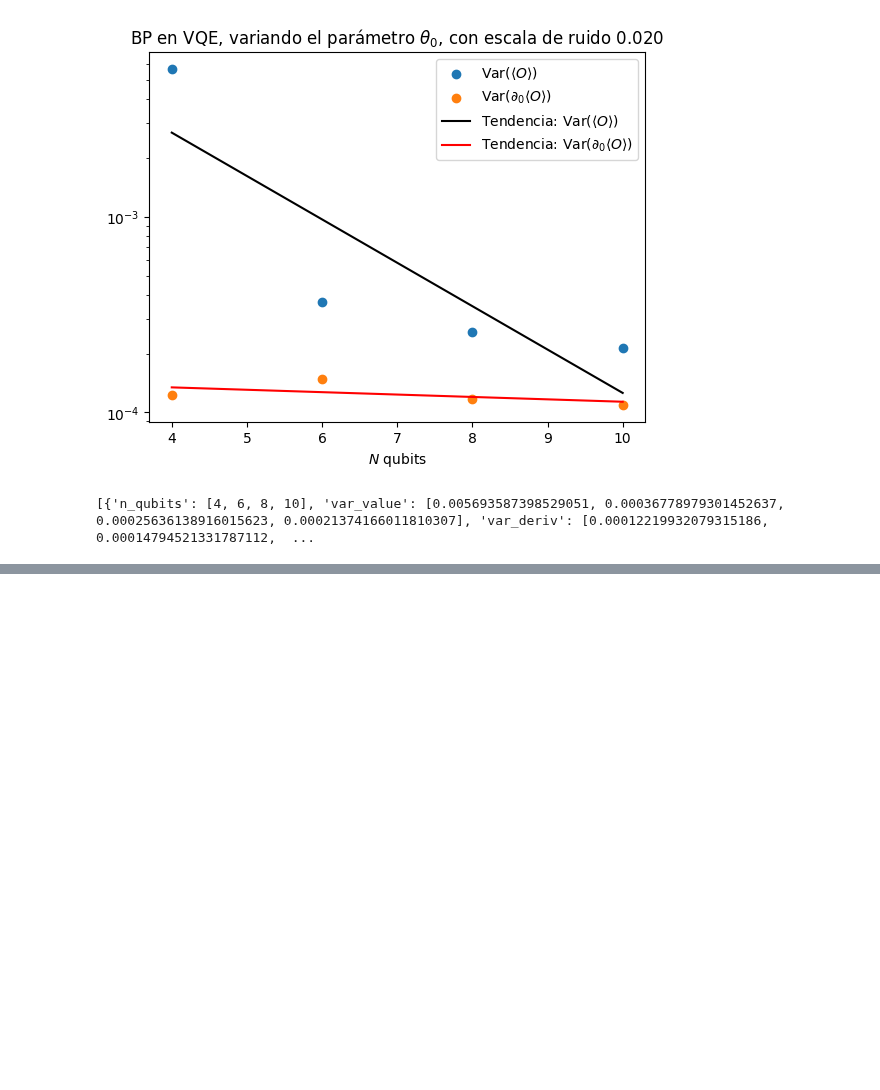
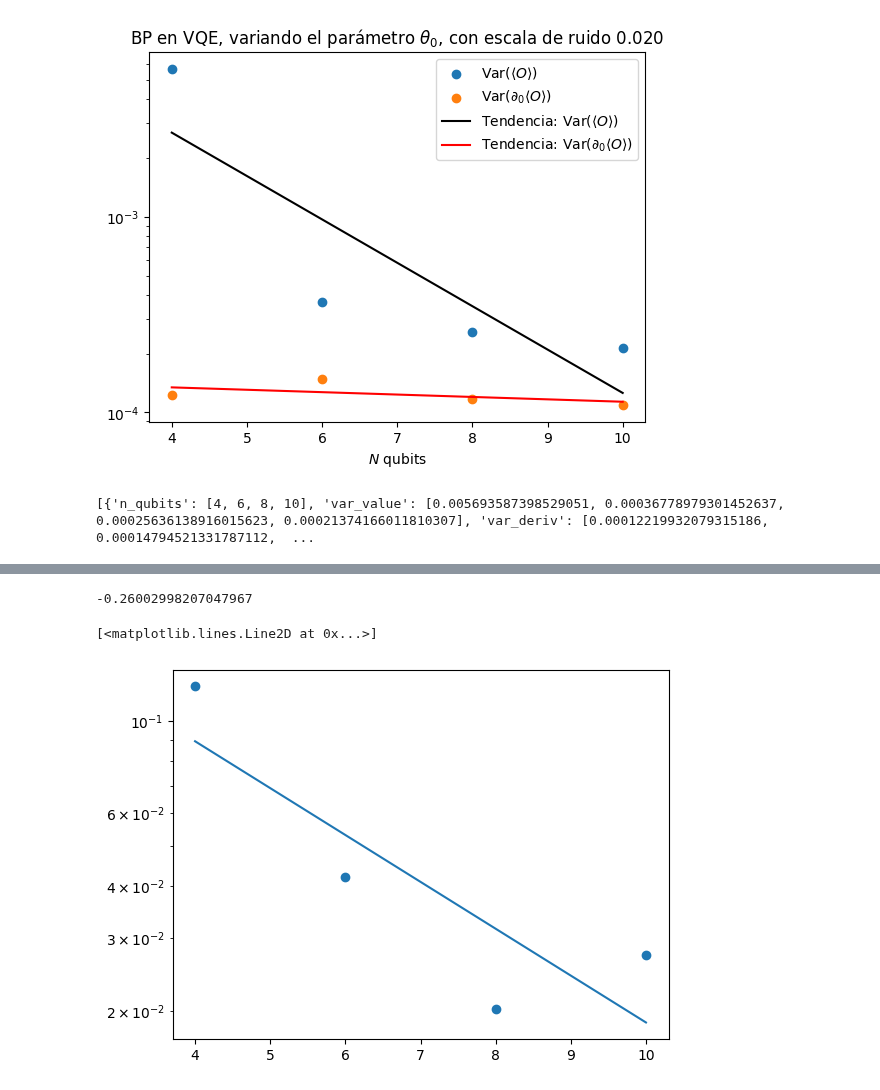
Before and after one commit to JLSM02/QML-Avoiding-BP, a Jupyter notebook: notebooks/VQE/H_strings (UCCSD)/noisyBP_UCCSD.ipynb, the cells around one changed output, grey strips where cells are left out. Saved outputs shown, nothing was run; the diff lists cells and outputs as text; code cells hidden in the pictures; blank space fills up the shorter version.

```diff
--- a/notebooks/VQE/H_strings (UCCSD)/noisyBP_UCCSD.ipynb
+++ b/notebooks/VQE/H_strings (UCCSD)/noisyBP_UCCSD.ipynb
@@ -175,0 +205,18 @@ print(data_noise)
+# %%
+import matplotlib.pyplot as plt
+from scipy.stats import linregress
+
+y_log = np.log(data[0]['var_value'])
+regress_result = linregress(data[0]['n_qubits'], y_log)
+print(regress_result.slope)
+
+plt.scatter(data[0]['n_qubits'], data[0]['var_value'])
+plt.yscale('log')
+
+x = np.linspace(4, 10, 10)
+y = np.exp(x*regress_result.slope+regress_result.intercept)
+plt.plot(x,y)
+# %% [output]
+-0.26002998207047967
+[<matplotlib.lines.Line2D at 0x...>]
+[figure, added]
```
Also changed, not shown: parts of 3 cells of this notebook, 2 other files.
